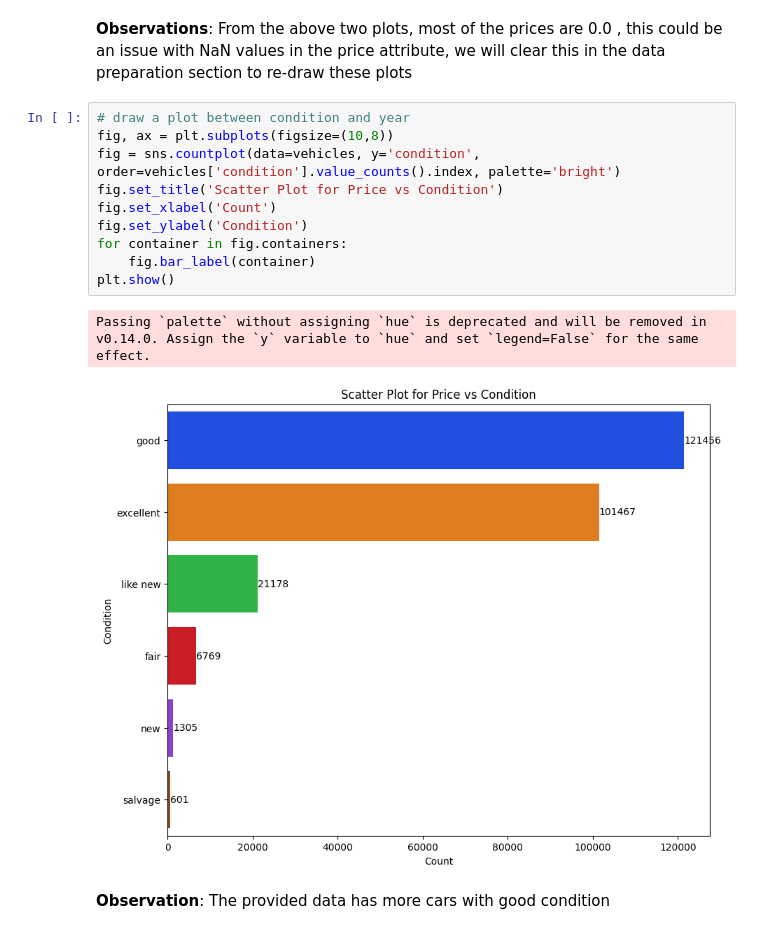
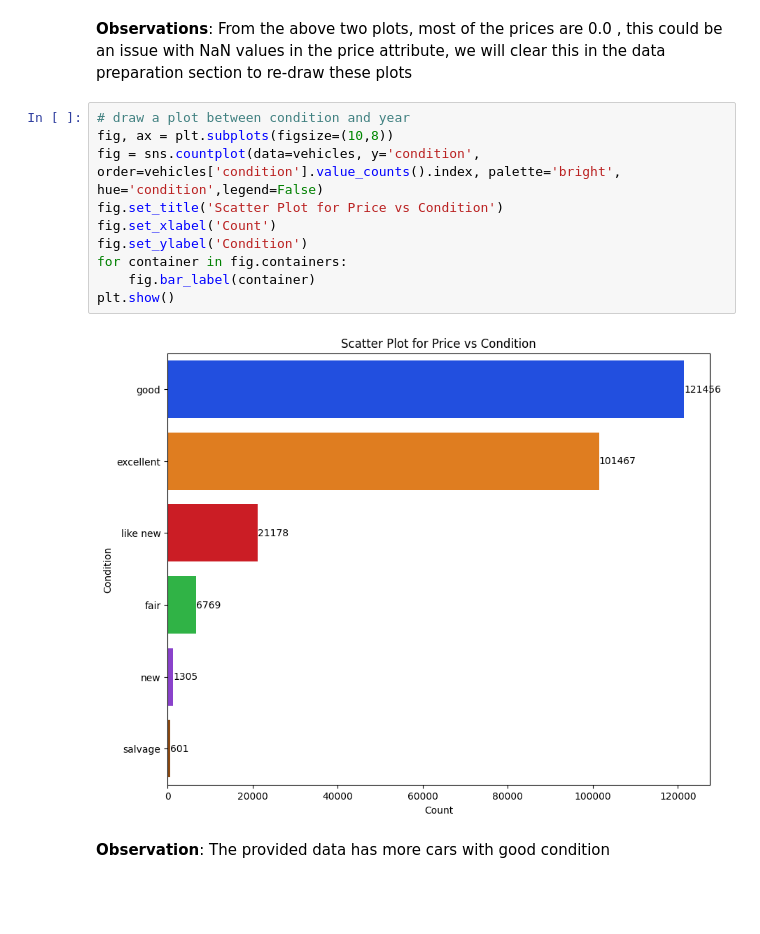
Before and after one commit to purnachand1186/car_price_analysis, a Jupyter notebook: prompt_II.ipynb, the cells around one changed output. Drawn from its saved outputs; the diff is of its cells as text; blank space fills up the shorter version.

```diff
--- a/prompt_II.ipynb
+++ b/prompt_II.ipynb
@@ -202,16 +202,15 @@ drawscatterplot(vehicles,'odometer','price')
 # %%
 # draw a plot between condition and year
 fig, ax = plt.subplots(figsize=(10,8))
-fig = sns.countplot(data=vehicles, y='condition', order=vehicles['condition'].value_counts().index, palette='bright')
+fig = sns.countplot(data=vehicles, y='condition', order=vehicles['condition'].value_counts().index, palette='bright', hue='condition',legend=False)
 fig.set_title('Scatter Plot for Price vs Condition')
 fig.set_xlabel('Count')
 fig.set_ylabel('Condition')
 for container in fig.containers:
     fig.bar_label(container)
 plt.show()
 # %% [output]
-Passing `palette` without assigning `hue` is deprecated and will be removed in v0.14.0. Assign the `y` variable to `hue` and set `legend=False` for the same effect.
-[figure, old version]
+[figure, new version]
 # %% [markdown]
 **Observation**: The provided data has more cars with good condition
 # %%
```
Also changed, not shown: parts of 8 cells of this notebook.
